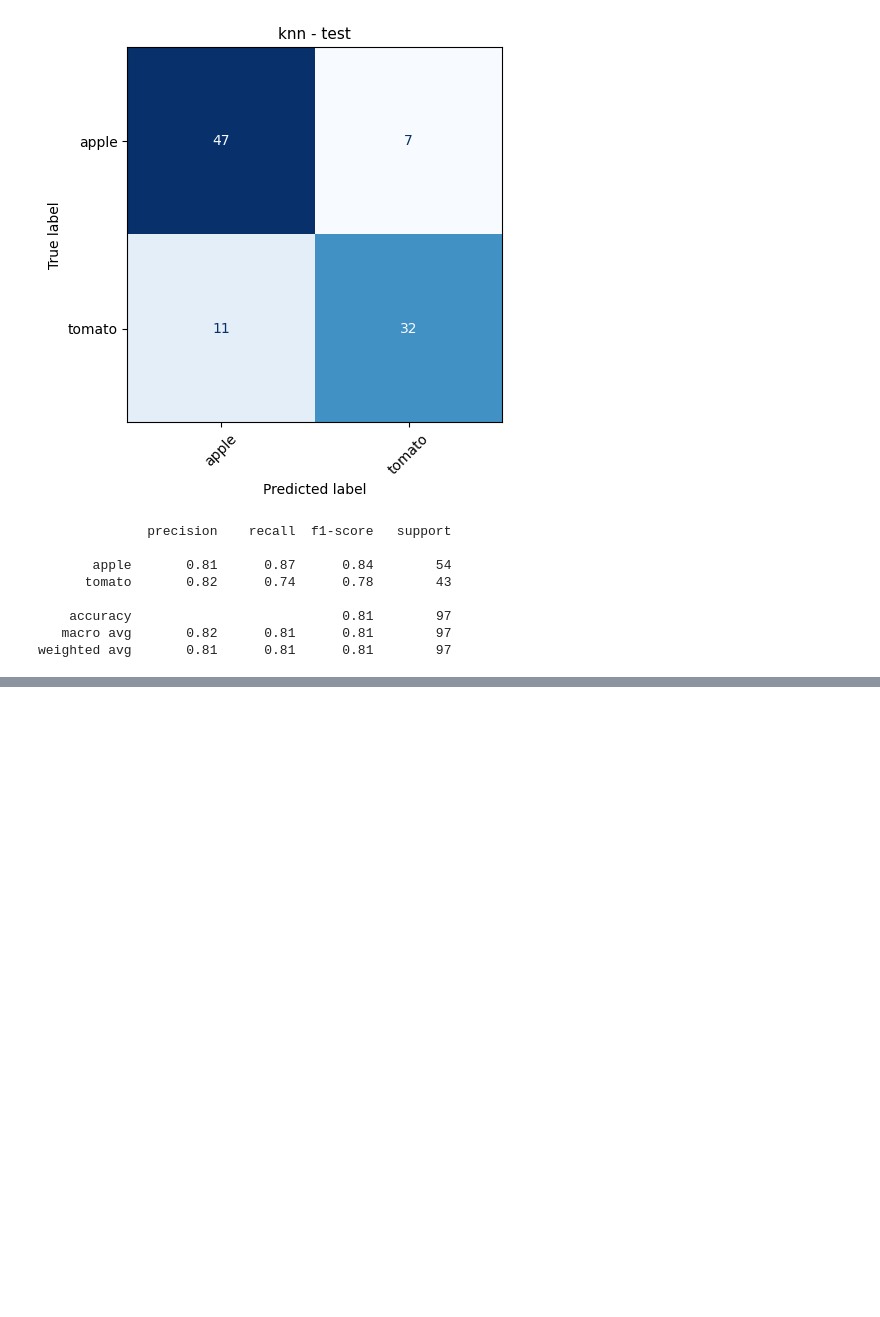
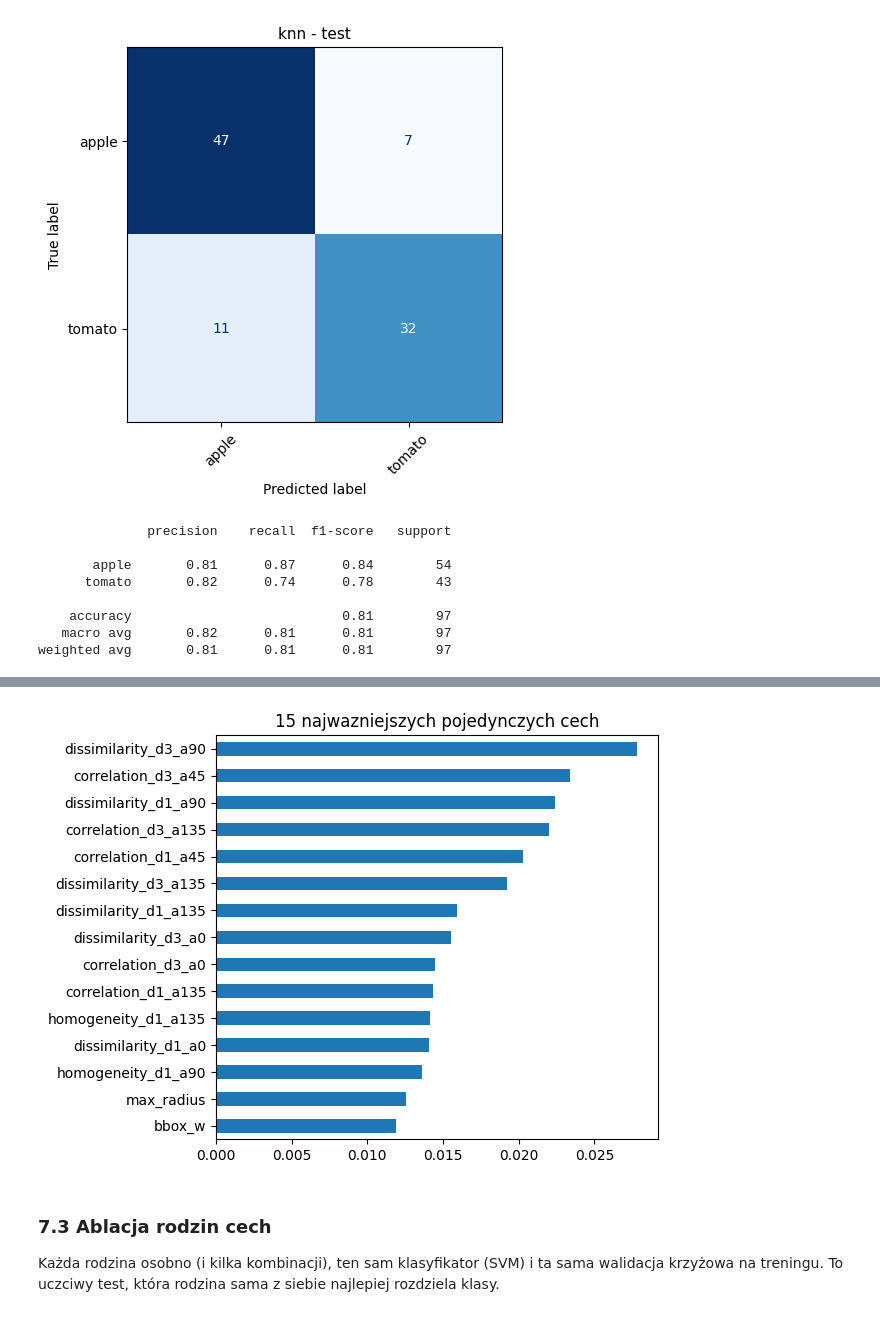
Before and after one commit to Ki3mONo/Computer-Vision-AGH, a Jupyter notebook: lab67/notebooks/project.ipynb, the cells around one changed output, grey strips where cells are left out. Saved outputs shown, nothing was run; the diff lists cells and outputs as text; code cells hidden in the pictures; blank space fills up the shorter version.

```diff
--- a/lab67/notebooks/project.ipynb
+++ b/lab67/notebooks/project.ipynb
@@ -160,0 +216,12 @@ weighted avg       0.81      0.81      0.81        97
+# %%
+top = pd.Series(imp, index=feat_names).sort_values(ascending=False).head(15)
+top.iloc[::-1].plot.barh(title="15 najwazniejszych pojedynczych cech")
+plt.tight_layout(); plt.show()
+# %% [output]
+[figure, added]
+# %% [markdown]
+### 7.3 Ablacja rodzin cech
+
+Każda rodzina osobno (i kilka kombinacji), ten sam klasyfikator (SVM) i ta sama
+walidacja krzyżowa na treningu. To uczciwy test, która rodzina sama z siebie
+najlepiej rozdziela klasy.
```
Also changed, not shown: parts of 15 cells of this notebook, 2 other files.
